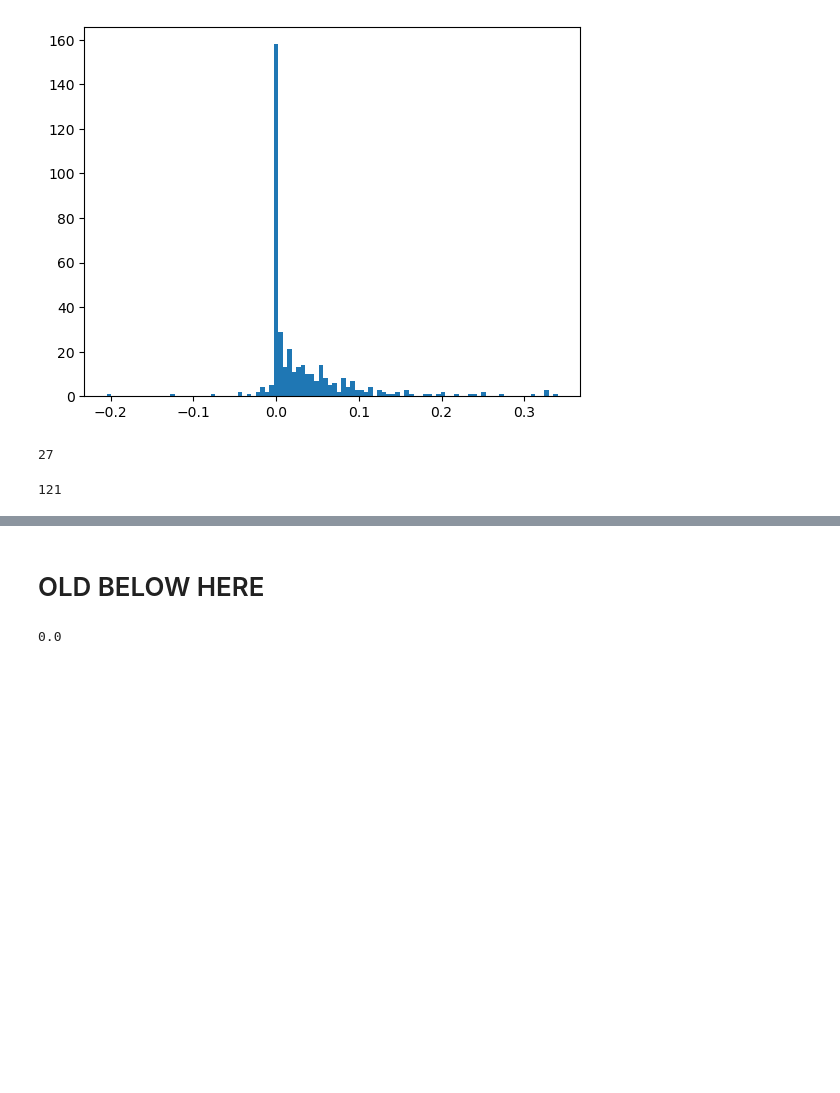
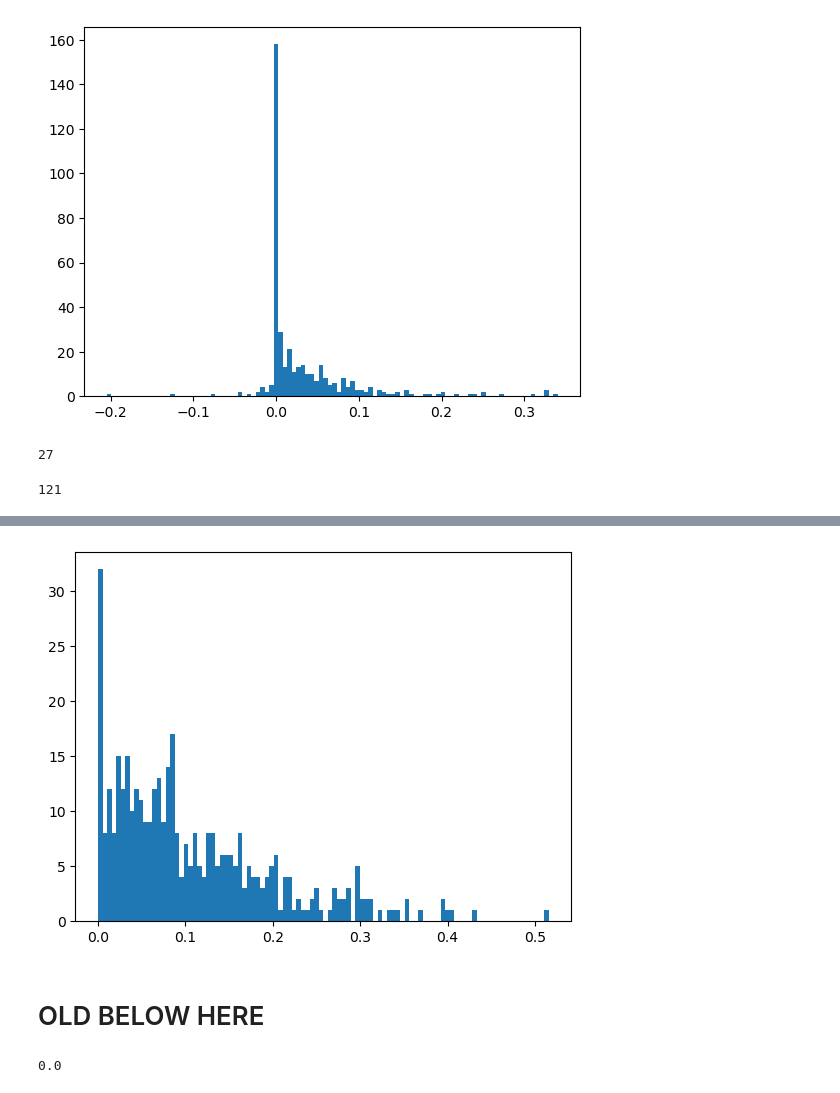
Before and after one commit to AmziJeffs/ARCPrize2024, a Jupyter notebook: genetic algorithm/fitness data charts.ipynb, the cells around one changed output, grey strips where cells are left out. Cells and saved outputs as stored; diff of their text form; code cells hidden in the pictures; blank space fills up the shorter version.

```diff
--- a/genetic algorithm/fitness data charts.ipynb
+++ b/genetic algorithm/fitness data charts.ipynb
@@ -224,3 +409,8 @@ plt.show()
+# %%
+plt.hist(baseline_summary['min_fitness'], bins = 100)
+plt.show()
+# %% [output]
+[figure, added]
 # %% [markdown]
 # OLD BELOW HERE
 # %%
```
Also changed, not shown: parts of 17 cells of this notebook.
